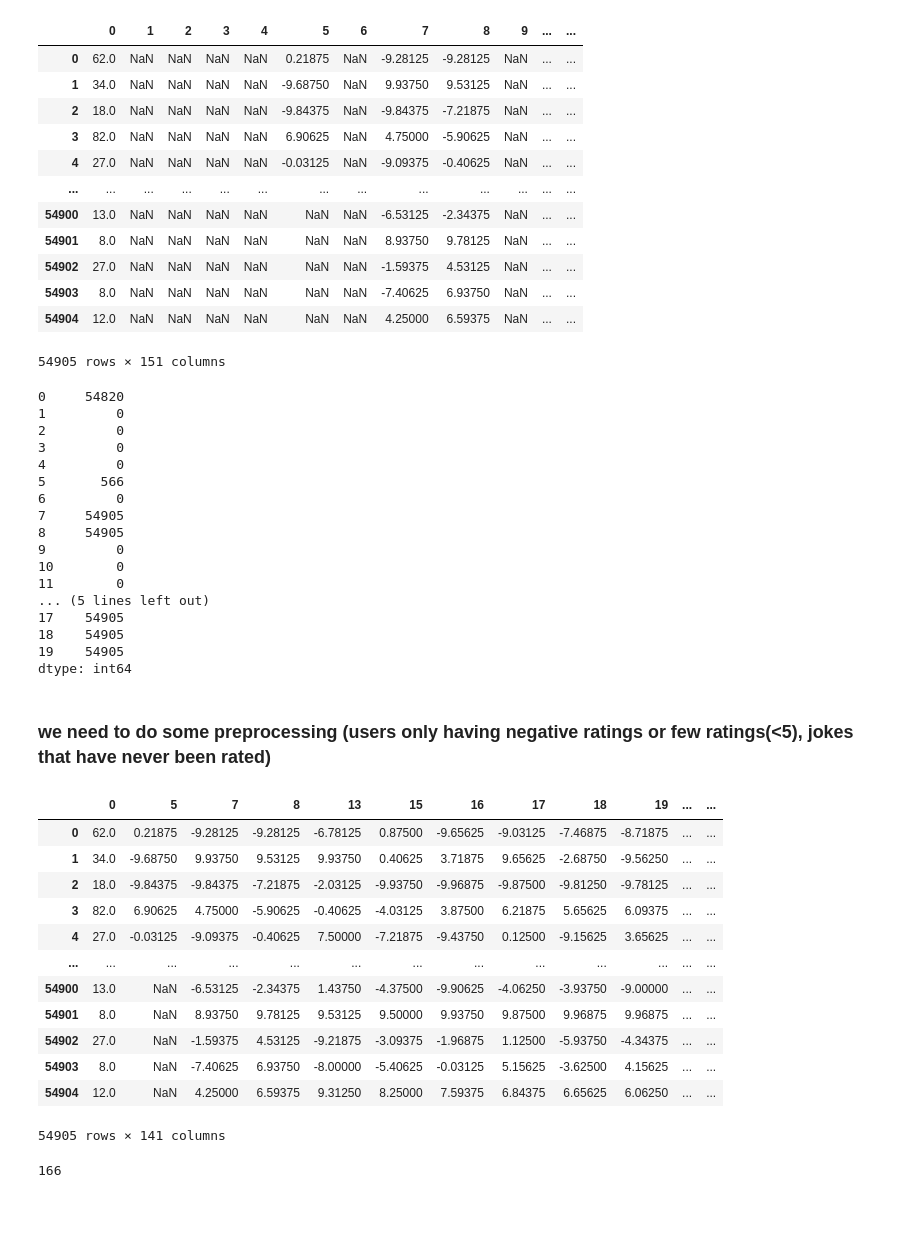
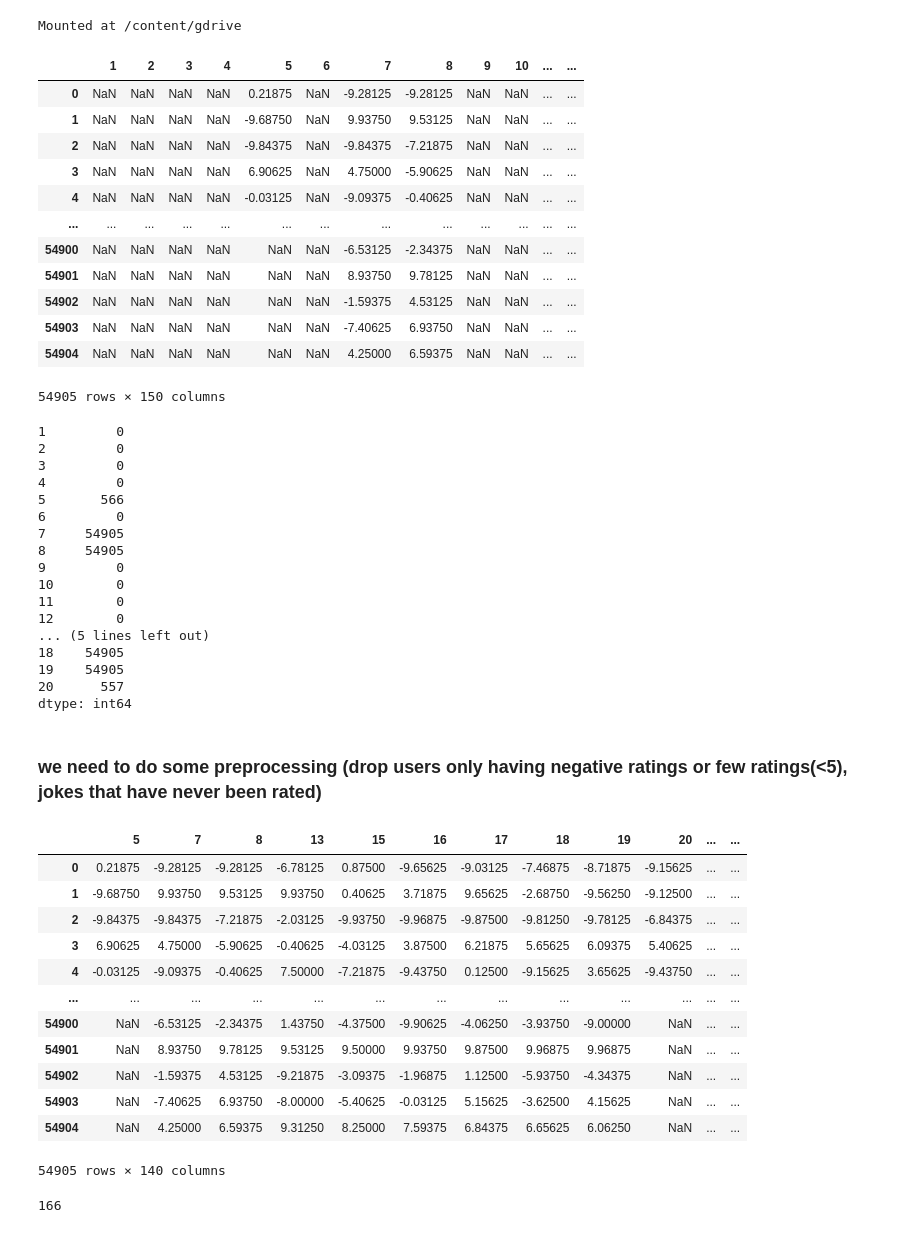
Before and after one commit to Annie-Yeeun-Jang/Info_retrieval_project, a Jupyter notebook: [SI650_project]_MF_leave_one_out.ipynb, the cells around one changed output. Cells and saved outputs as stored; diff of their text form; code cells hidden in the pictures.

```diff
--- a/[SI650_project]_MF_leave_one_out.ipynb
+++ b/[SI650_project]_MF_leave_one_out.ipynb
@@ -7,28 +7,35 @@ import numpy as np
 import pandas as pd
 import matplotlib.pyplot as plt
 from scipy.sparse.linalg import svds
+
+from google.colab import drive
+drive.mount('/content/gdrive')
+
+import os
+os.chdir('/content/gdrive/MyDrive/650/team_proj')
+# %% [output]
+Mounted at /content/gdrive
 # %%
-jester=pd.read_excel('./FINAL jester 2006-15.xls', header=None) #ratings matrix with nan and range -10~+10
+jester=pd.read_csv('jester.csv') #ratings matrix with nan and range -10~+10
 # %%
 jester
 # %% [output]
-|  | 0 | 1 | 2 | 3 | 4 | 5 | 6 | 7 | 8 | 9 | ... | ... |
-| 0 | 62.0 | NaN | NaN | NaN | NaN | 0.21875 | NaN | -9.28125 | -9.28125 | NaN | ... | ... |
-| 1 | 34.0 | NaN | NaN | NaN | NaN | -9.68750 | NaN | 9.93750 | 9.53125 | NaN | ... | ... |
-| 2 | 18.0 | NaN | NaN | NaN | NaN | -9.84375 | NaN | -9.84375 | -7.21875 | NaN | ... | ... |
-| 3 | 82.0 | NaN | NaN | NaN | NaN | 6.90625 | NaN | 4.75000 | -5.90625 | NaN | ... | ... |
-| 4 | 27.0 | NaN | NaN | NaN | NaN | -0.03125 | NaN | -9.09375 | -0.40625 | NaN | ... | ... |
+|  | 1 | 2 | 3 | 4 | 5 | 6 | 7 | 8 | 9 | 10 | ... | ... |
+| 0 | NaN | NaN | NaN | NaN | 0.21875 | NaN | -9.28125 | -9.28125 | NaN | NaN | ... | ... |
+| 1 | NaN | NaN | NaN | NaN | -9.68750 | NaN | 9.93750 | 9.53125 | NaN | NaN | ... | ... |
+| 2 | NaN | NaN | NaN | NaN | -9.84375 | NaN | -9.84375 | -7.21875 | NaN | NaN | ... | ... |
+| 3 | NaN | NaN | NaN | NaN | 6.90625 | NaN | 4.75000 | -5.90625 | NaN | NaN | ... | ... |
+| 4 | NaN | NaN | NaN | NaN | -0.03125 | NaN | -9.09375 | -0.40625 | NaN | NaN | ... | ... |
 | ... | ... | ... | ... | ... | ... | ... | ... | ... | ... | ... | ... | ... |
-| 54900 | 13.0 | NaN | NaN | NaN | NaN | NaN | NaN | -6.53125 | -2.34375 | NaN | ... | ... |
-| 54901 | 8.0 | NaN | NaN | NaN | NaN | NaN | NaN | 8.93750 | 9.78125 | NaN | ... | ... |
-| 54902 | 27.0 | NaN | NaN | NaN | NaN | NaN | NaN | -1.59375 | 4.53125 | NaN | ... | ... |
-| 54903 | 8.0 | NaN | NaN | NaN | NaN | NaN | NaN | -7.40625 | 6.93750 | NaN | ... | ... |
-| 54904 | 12.0 | NaN | NaN | NaN | NaN | NaN | NaN | 4.25000 | 6.59375 | NaN | ... | ... |
+| 54900 | NaN | NaN | NaN | NaN | NaN | NaN | -6.53125 | -2.34375 | NaN | NaN | ... | ... |
+| 54901 | NaN | NaN | NaN | NaN | NaN | NaN | 8.93750 | 9.78125 | NaN | NaN | ... | ... |
+| 54902 | NaN | NaN | NaN | NaN | NaN | NaN | -1.59375 | 4.53125 | NaN | NaN | ... | ... |
+| 54903 | NaN | NaN | NaN | NaN | NaN | NaN | -7.40625 | 6.93750 | NaN | NaN | ... | ... |
+| 54904 | NaN | NaN | NaN | NaN | NaN | NaN | 4.25000 | 6.59375 | NaN | NaN | ... | ... |
-54905 rows × 151 columns
+54905 rows × 150 columns
 # %%
 jester.notnull().sum()[:20] #they are some jokes that nobody rated [1,2,3,4,6,9,10,11,12,14]
 # %% [output]
-0     54820
 1         0
 2         0
 3         0
@@ -40,31 +47,32 @@ jester.notnull().sum()[:20] #they are some jokes that nobody rated [1,2,3,4,6,9,
 9         0
 10        0
 11        0
+12        0
 ... (5 lines left out)
-17    54905
 18    54905
 19    54905
+20      557
 dtype: int64
 # %% [markdown]
-### we need to do some preprocessing (users only having negative ratings or few ratings(<5), jokes that have never been rated)
+### we need to do some preprocessing (drop users only having negative ratings or few ratings(<5), jokes that have never been rated)
 # %%
 #dropping jokes that have never been rated
-proc=jester.drop(columns=[1,2,3,4,6,9,10,11,12,14], axis=1)
+proc=jester.drop(columns=['1','2','3','4','6','9','10','11','12','14'], axis=1)
 proc
 # %% [output]
-|  | 0 | 5 | 7 | 8 | 13 | 15 | 16 | 17 | 18 | 19 | ... | ... |
-| 0 | 62.0 | 0.21875 | -9.28125 | -9.28125 | -6.78125 | 0.87500 | -9.65625 | -9.03125 | -7.46875 | -8.71875 | ... | ... |
-| 1 | 34.0 | -9.68750 | 9.93750 | 9.53125 | 9.93750 | 0.40625 | 3.71875 | 9.65625 | -2.68750 | -9.56250 | ... | ... |
-| 2 | 18.0 | -9.84375 | -9.84375 | -7.21875 | -2.03125 | -9.93750 | -9.96875 | -9.87500 | -9.81250 | -9.78125 | ... | ... |
-| 3 | 82.0 | 6.90625 | 4.75000 | -5.90625 | -0.40625 | -4.03125 | 3.87500 | 6.21875 | 5.65625 | 6.09375 | ... | ... |
-| 4 | 27.0 | -0.03125 | -9.09375 | -0.40625 | 7.50000 | -7.21875 | -9.43750 | 0.12500 | -9.15625 | 3.65625 | ... | ... |
+|  | 5 | 7 | 8 | 13 | 15 | 16 | 17 | 18 | 19 | 20 | ... | ... |
+| 0 | 0.21875 | -9.28125 | -9.28125 | -6.78125 | 0.87500 | -9.65625 | -9.03125 | -7.46875 | -8.71875 | -9.15625 | ... | ... |
+| 1 | -9.68750 | 9.93750 | 9.53125 | 9.93750 | 0.40625 | 3.71875 | 9.65625 | -2.68750 | -9.56250 | -9.12500 | ... | ... |
+| 2 | -9.84375 | -9.84375 | -7.21875 | -2.03125 | -9.93750 | -9.96875 | -9.87500 | -9.81250 | -9.78125 | -6.84375 | ... | ... |
+| 3 | 6.90625 | 4.75000 | -5.90625 | -0.40625 | -4.03125 | 3.87500 | 6.21875 | 5.65625 | 6.09375 | 5.40625 | ... | ... |
+| 4 | -0.03125 | -9.09375 | -0.40625 | 7.50000 | -7.21875 | -9.43750 | 0.12500 | -9.15625 | 3.65625 | -9.43750 | ... | ... |
 | ... | ... | ... | ... | ... | ... | ... | ... | ... | ... | ... | ... | ... |
-| 54900 | 13.0 | NaN | -6.53125 | -2.34375 | 1.43750 | -4.37500 | -9.90625 | -4.06250 | -3.93750 | -9.00000 | ... | ... |
-| 54901 | 8.0 | NaN | 8.93750 | 9.78125 | 9.53125 | 9.50000 | 9.93750 | 9.87500 | 9.96875 | 9.96875 | ... | ... |
-| 54902 | 27.0 | NaN | -1.59375 | 4.53125 | -9.21875 | -3.09375 | -1.96875 | 1.12500 | -5.93750 | -4.34375 | ... | ... |
-| 54903 | 8.0 | NaN | -7.40625 | 6.93750 | -8.00000 | -5.40625 | -0.03125 | 5.15625 | -3.62500 | 4.15625 | ... | ... |
-| 54904 | 12.0 | NaN | 4.25000 | 6.59375 | 9.31250 | 8.25000 | 7.59375 | 6.84375 | 6.65625 | 6.06250 | ... | ... |
+| 54900 | NaN | -6.53125 | -2.34375 | 1.43750 | -4.37500 | -9.90625 | -4.06250 | -3.93750 | -9.00000 | NaN | ... | ... |
+| 54901 | NaN | 8.93750 | 9.78125 | 9.53125 | 9.50000 | 9.93750 | 9.87500 | 9.96875 | 9.96875 | NaN | ... | ... |
+| 54902 | NaN | -1.59375 | 4.53125 | -9.21875 | -3.09375 | -1.96875 | 1.12500 | -5.93750 | -4.34375 | NaN | ... | ... |
+| 54903 | NaN | -7.40625 | 6.93750 | -8.00000 | -5.40625 | -0.03125 | 5.15625 | -3.62500 | 4.15625 | NaN | ... | ... |
+| 54904 | NaN | 4.25000 | 6.59375 | 9.31250 | 8.25000 | 7.59375 | 6.84375 | 6.65625 | 6.06250 | NaN | ... | ... |
-54905 rows × 141 columns
+54905 rows × 140 columns
 # %%
 proc.notnull().sum().min()
 # %% [output]
```
Also changed, not shown: parts of 25 cells of this notebook.
